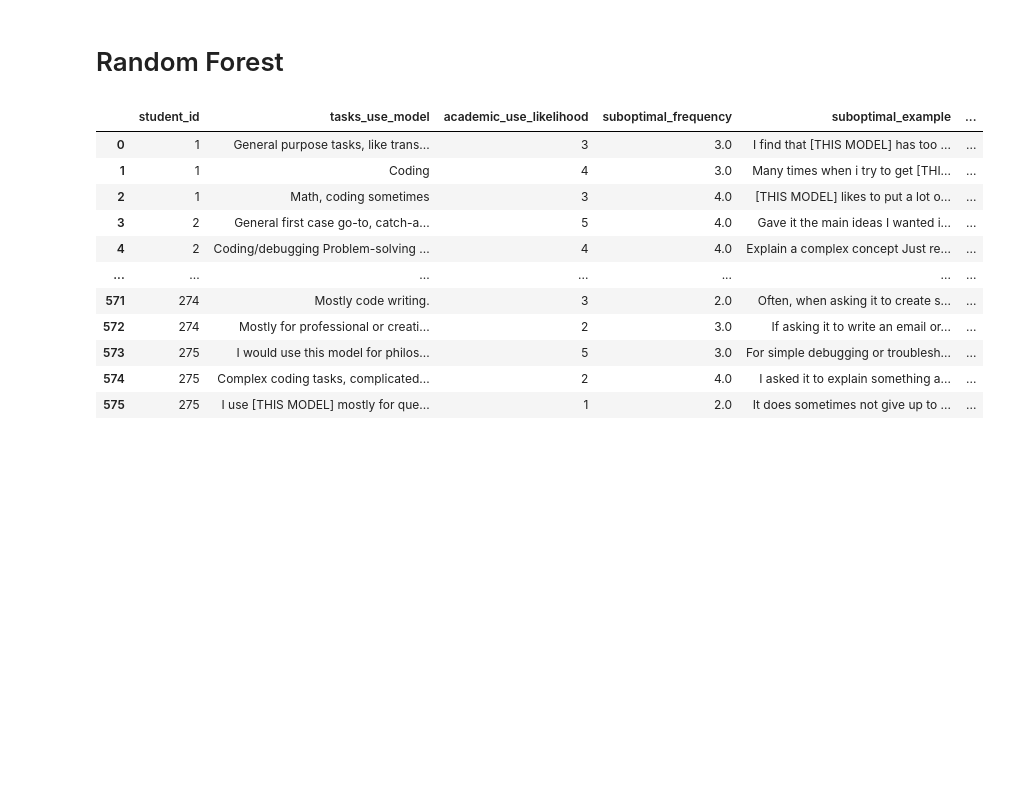
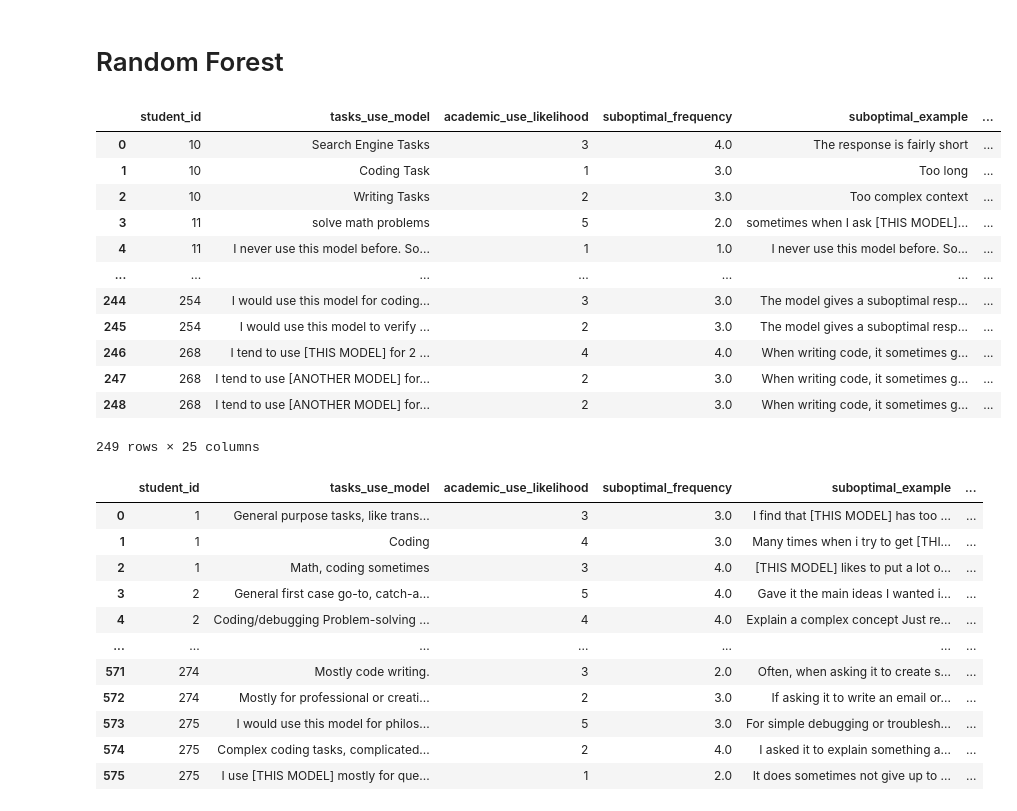
Before and after one commit to stevenluo624/CSC311_final_project, a Jupyter notebook: random_forest/Random_Forest.ipynb, the cells around one changed output. Cells and saved outputs as stored; diff of their text form; code cells hidden in the pictures; blank space fills up the shorter version.

```diff
--- a/random_forest/Random_Forest.ipynb
+++ b/random_forest/Random_Forest.ipynb
@@ -7,6 +7,24 @@ import numpy as np
 train = pd.read_csv("../cleaned_data/train_clean.csv")
 valid = pd.read_csv("../cleaned_data/validation_clean.csv")
 test = pd.read_csv("../cleaned_data/test_clean.csv")
+
+combined = pd.concat([valid, test], ignore_index=True)
+# %%
+combined
+# %% [output]
+|  | student_id | tasks_use_model | academic_use_likelihood | suboptimal_frequency | suboptimal_example | ... |
+| 0 | 10 | Search Engine Tasks | 3 | 4.0 | The response is fairly short | ... |
+| 1 | 10 | Coding Task | 1 | 3.0 | Too long | ... |
+| 2 | 10 | Writing Tasks | 2 | 3.0 | Too complex context | ... |
+| 3 | 11 | solve math problems | 5 | 2.0 | sometimes when I ask [THIS MODEL]... | ... |
+| 4 | 11 | I never use this model before. So... | 1 | 1.0 | I never use this model before. So... | ... |
+| ... | ... | ... | ... | ... | ... | ... |
+| 244 | 254 | I would use this model for coding... | 3 | 3.0 | The model gives a suboptimal resp... | ... |
+| 245 | 254 | I would use this model to verify ... | 2 | 3.0 | The model gives a suboptimal resp... | ... |
+| 246 | 268 | I tend to use [THIS MODEL] for 2 ... | 4 | 4.0 | When writing code, it sometimes g... | ... |
+| 247 | 268 | I tend to use [ANOTHER MODEL] for... | 2 | 3.0 | When writing code, it sometimes g... | ... |
+| 248 | 268 | I tend to use [ANOTHER MODEL] for... | 2 | 3.0 | When writing code, it sometimes g... | ... |
+249 rows × 25 columns
 # %%
 train
 # %% [output]
```
Also changed, not shown: parts of 26 cells of this notebook.
